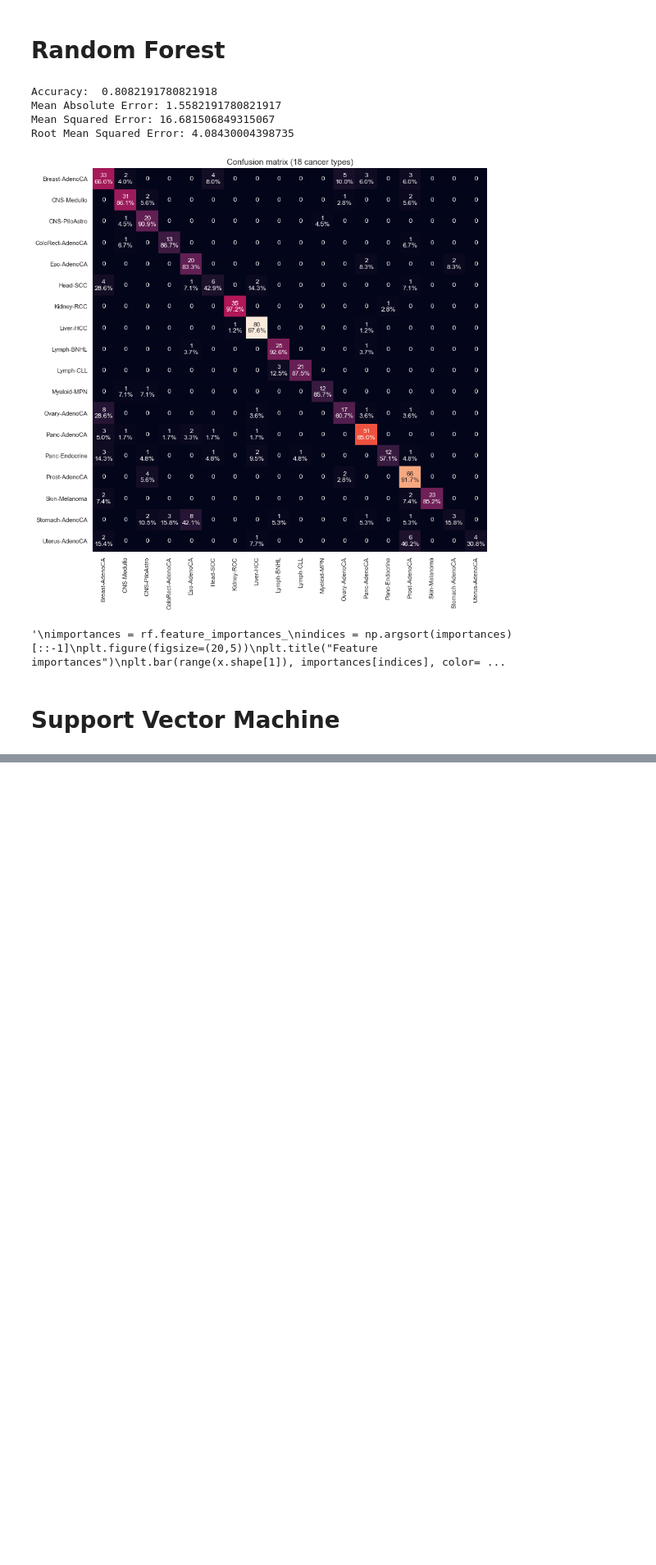
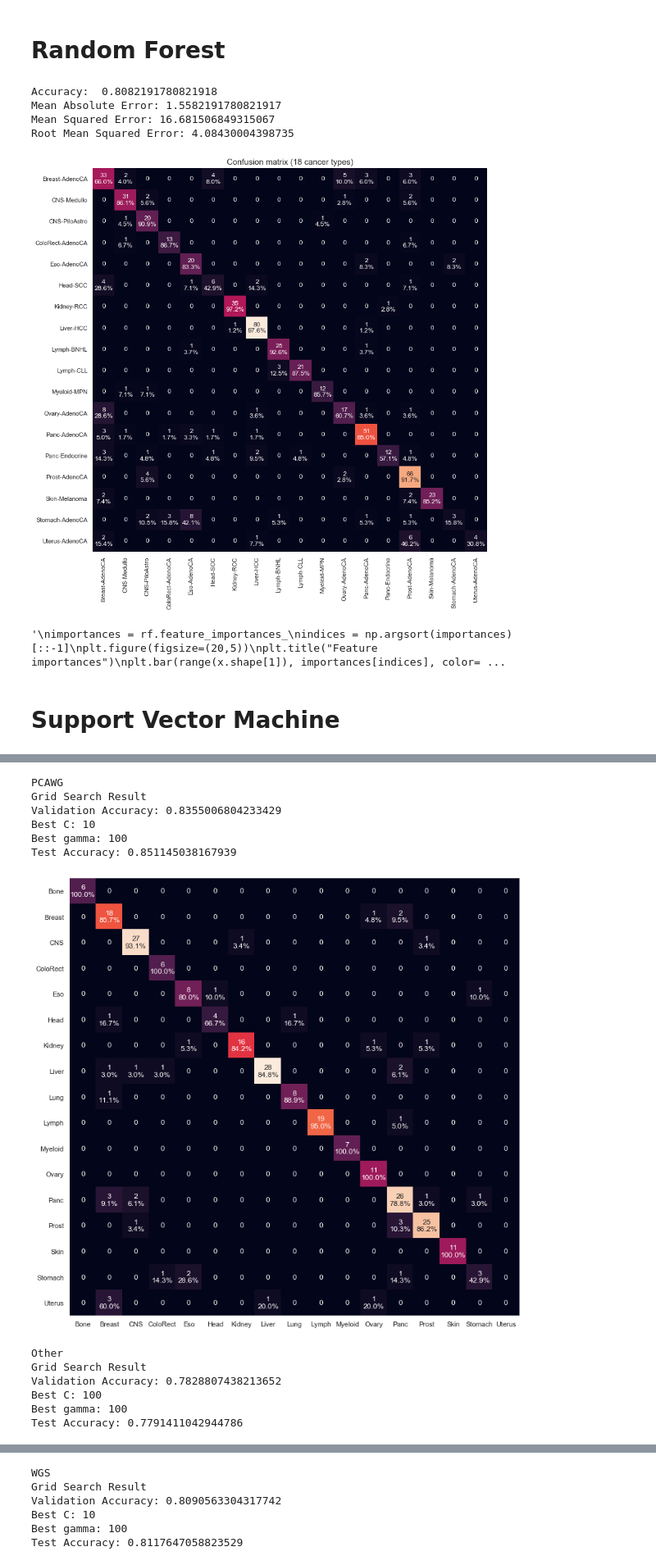
Before and after one commit to dovydask/MLMB-project, a Jupyter notebook: MachineLearning_inMolecularBiology2020_GroupProject.ipynb, the cells around one changed output, grey strips where cells are left out. Shown at 82% size. Cells and saved outputs as stored; diff of their text form; code cells hidden in the pictures; blank space fills up the shorter version.

```diff
--- a/MachineLearning_inMolecularBiology2020_GroupProject.ipynb
+++ b/MachineLearning_inMolecularBiology2020_GroupProject.ipynb
@@ -360,0 +475,33 @@ def SVM(X_train, X_test, y_train, y_test, C, gamma):
+# %%
+npr.seed(42)
+dataset_names = ['PCAWG', 'Other', 'WGS']
+cmats = {}
+labels = {}
+val_accs = {}
+test_accs = {}
+for name in dataset_names:
+    data = datasets[name]
+    print(name)
+    X_train, X_test, y_train, y_test = train_test_split(data, data.index.values, test_size=0.1, stratify=data.index.values)
+    best_C_gamma, val_accs[name] = grid_search(X_train, y_train, kernel='rbf', return_val_acc=True)
+    _, y_pred, test_accs[name] = SVM(X_train, X_test, y_train, y_test, best_C_gamma[0], best_C_gamma[1], kernel='rbf',
+                                     return_y_pred=True, return_test_acc=True)
+    cmats[name] = metrics.confusion_matrix(y_test, y_pred)
+    labels[name] = np.unique(np.concatenate((y_test, y_pred)))
+    confusion_matrix_plot(cmats[name], labels[name])
+
+    print("")
+# %% [output]
+PCAWG
+Grid Search Result
+Validation Accuracy: 0.8355006804233429
+Best C: 10
+Best gamma: 100
+Test Accuracy: 0.851145038167939
+[figure, added]
+Other
+Grid Search Result
+Validation Accuracy: 0.7828807438213652
+Best C: 100
+Best gamma: 100
+Test Accuracy: 0.7791411042944786
@@ -360,0 +509,6 @@ def SVM(X_train, X_test, y_train, y_test, C, gamma):
+WGS
+Grid Search Result
+Validation Accuracy: 0.8090563304317742
+Best C: 10
+Best gamma: 100
+Test Accuracy: 0.8117647058823529
```
Also changed, not shown: parts of 23 cells of this notebook.
